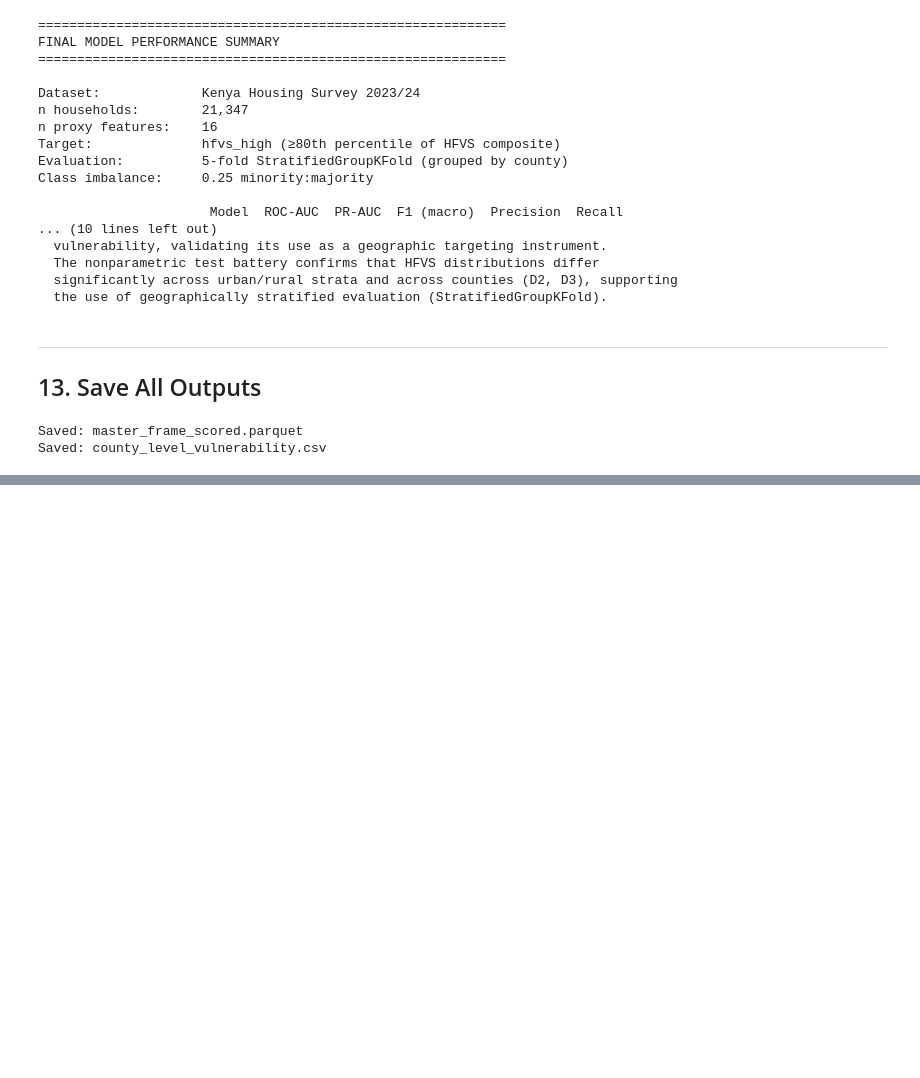
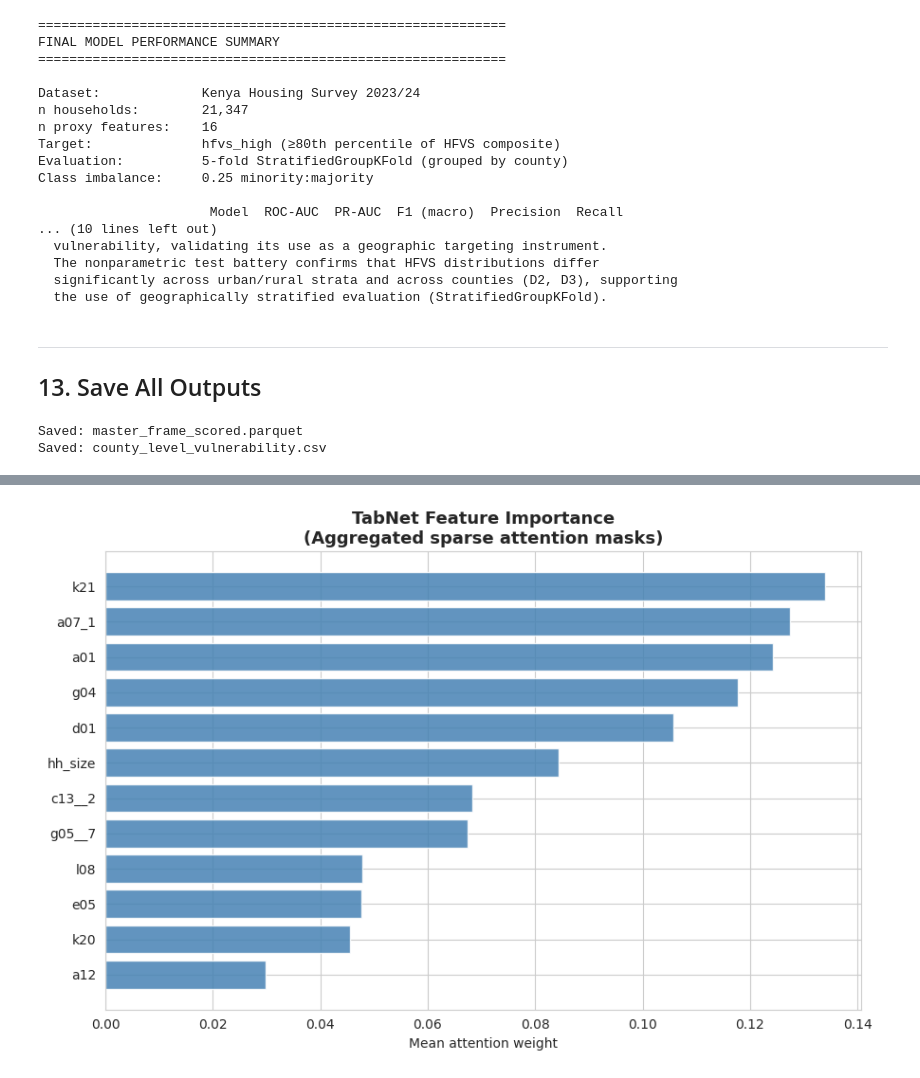
Before and after one commit to VAL-Jerono/statistical-inference-for-big-data, a Jupyter notebook: DSA8301_KHS_modeling_evaluation.ipynb, the cells around one changed output, grey strips where cells are left out. Drawn from its saved outputs; the diff is of its cells as text; code cells hidden in the pictures; blank space fills up the shorter version.

```diff
--- a/DSA8301_KHS_modeling_evaluation.ipynb
+++ b/DSA8301_KHS_modeling_evaluation.ipynb
@@ -2259,0 +3124,96 @@ All section outputs are formatted for direct inclusion in the DSA8301 report.
+# %%
+
+
+# ===========================================================================
+# 3B. TABNET — attention-based tabular deep learning
+#     Rationale: built-in sparse attention = interpretable feature selection
+#               at the deep learning level (replaces SHAP for DL chapter)
+# ===========================================================================
+
+print("\n" + "="*60)
+print("STEP 3B — TabNet (attention-based tabular DL)")
+print("="*60)
+
+if TABNET_AVAILABLE:
+    imp_tab = SimpleImputer(strategy="median")
+    X_tab   = imp_tab.fit_transform(X).astype(np.float32)
+
+    tabnet_proba     = np.zeros(len(y))
+    tabnet_fold_aucs = []
+
+    tabnet_params = dict(
+        n_d          = 16,      # width of decision step output
+        n_a          = 16,      # width of attention embedding
+        n_steps      = 5,       # number of sequential attention steps
+        gamma        = 1.5,     # sparsity regularisation
+        lambda_sparse= 1e-4,
+        optimizer_fn = torch.optim.Adam,
+        optimizer_params = {"lr": 2e-3, "weight_decay": 1e-5},
+        mask_type    = "sparsemax",   # interpretable sparse attention
+        scheduler_fn = torch.optim.lr_scheduler.StepLR,
+        scheduler_params = {"step_size": 10, "gamma": 0.9},
+        verbose      = 0,
+        seed         = 42,
+    )
+
+    for fold_idx, (tr_idx, te_idx) in enumerate(sgkf.split(X_tab, y, groups), 1):
+        X_tr, X_te = X_tab[tr_idx], X_tab[te_idx]
+        y_tr_tab   = y[tr_idx].reshape(-1, 1)
+        w_tr       = weights[tr_idx]
+
+        # Class imbalance: oversample minority or pass weights
+        # TabNet accepts weights via fit()
+        m = TabNetClassifier(**tabnet_params)
+        m.fit(
+            X_tr, y[tr_idx],
+            weights        = 1,   # 1 = auto class-weight
+            max_epochs     = 50,
+            patience       = 10,
+            batch_size     = 512,
+            virtual_batch_size = 128,
+        )
+        prob = m.predict_proba(X_te)[:, 1]
+        tabnet_proba[te_idx] = prob
+        tabnet_fold_aucs.append(roc_auc_score(y[te_idx], prob))
+        print(f"  Fold {fold_idx}: AUC = {tabnet_fold_aucs[-1]:.4f}")
+
+    tabnet_auc = roc_auc_score(y, tabnet_proba)
+    print(f"\nTabNet CV AUC         : {tabnet_auc:.4f}  (±{np.std(tabnet_fold_aucs):.4f})")
+
+    # --- TabNet feature importance (mean attention masks) ---
+    # Re-fit on full data for feature importance
+    tabnet_full = TabNetClassifier(**tabnet_params)
+    tabnet_full.fit(
+        X_tab, y,
+        weights    = 1,
+        max_epochs = 60,
+        patience   = 15,
+        batch_size = 512,
+    )
+    tabnet_importance = tabnet_full.feature_importances_
+    tab_imp_df = (
+        pd.DataFrame({"Feature": PROXY_FEATURES, "Importance": tabnet_importance})
+        .sort_values("Importance", ascending=False)
+        .reset_index(drop=True)
+    )
+    print("\nTabNet Feature Importances (attention-weighted):")
+    print(tab_imp_df.head(12).to_string(index=False))
+    tab_imp_df.to_csv(TABS / "tabnet_feature_importance.csv", index=False)
+
+    # Plot
+    fig, ax = plt.subplots(figsize=(9, 6))
+    ax.barh(tab_imp_df["Feature"][:15][::-1],
+            tab_imp_df["Importance"][:15][::-1],
+            color="steelblue", alpha=0.85)
+    ax.set_title("TabNet Feature Importance\n(Aggregated sparse attention masks)")
+    ax.set_xlabel("Mean attention weight")
+    plt.tight_layout()
+    plt.savefig(FIGS / "tabnet_feature_importance.png", dpi=150, bbox_inches="tight")
+    plt.show()
+    print("Saved: tabnet_feature_importance.png")
+
+else:
+    print("TabNet not available. Run: !pip install pytorch-tabnet -q")
+    tabnet_proba = lgb_tuned_proba.copy()
+    tabnet_auc   = roc_auc_score(y, tabnet_proba)
+# %% [output]
@@ -2259,0 +3237 @@ All section outputs are formatted for direct inclusion in the DSA8301 report.
+[figure, added]
```
Also changed, not shown: parts of 16 cells of this notebook.
